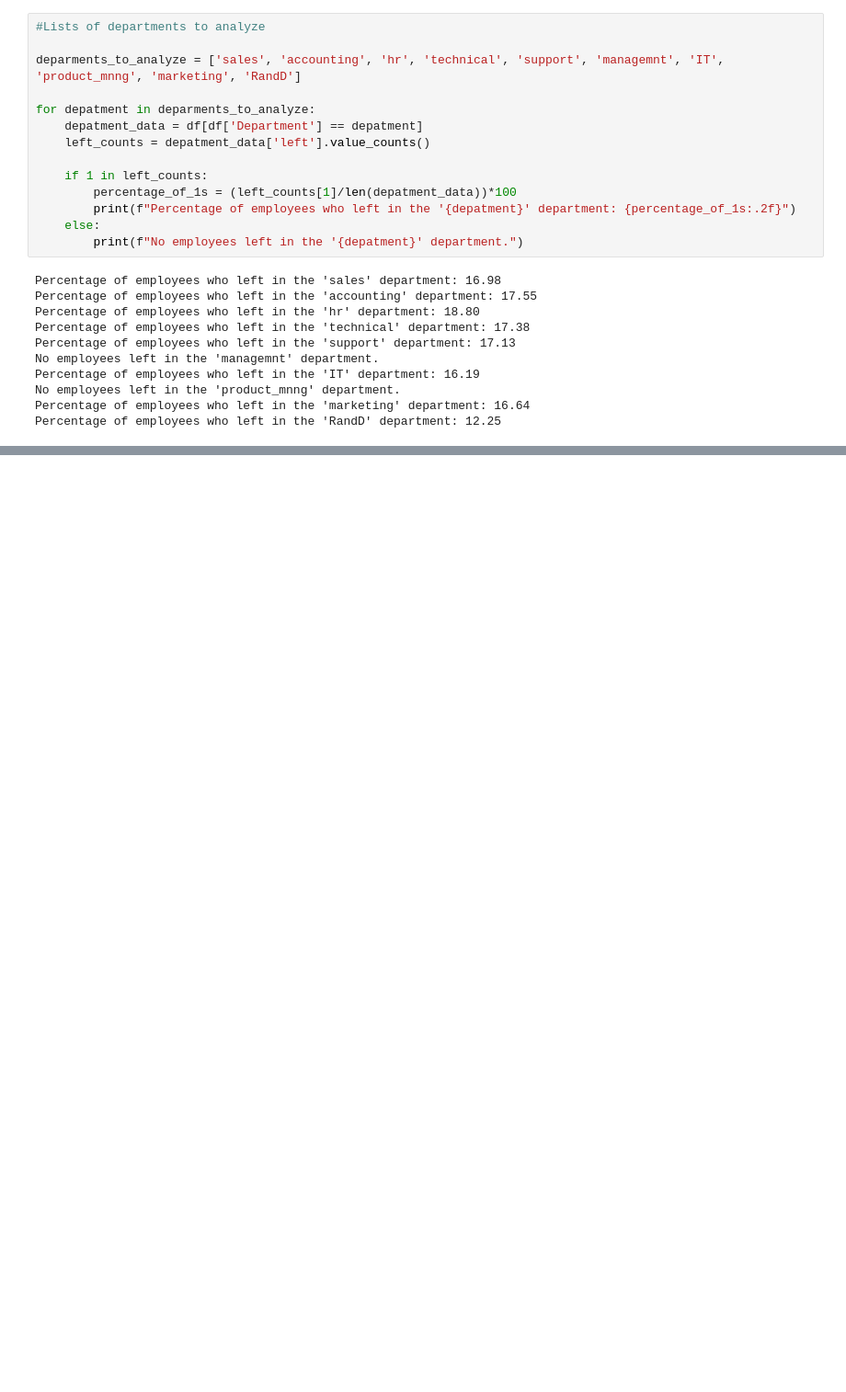
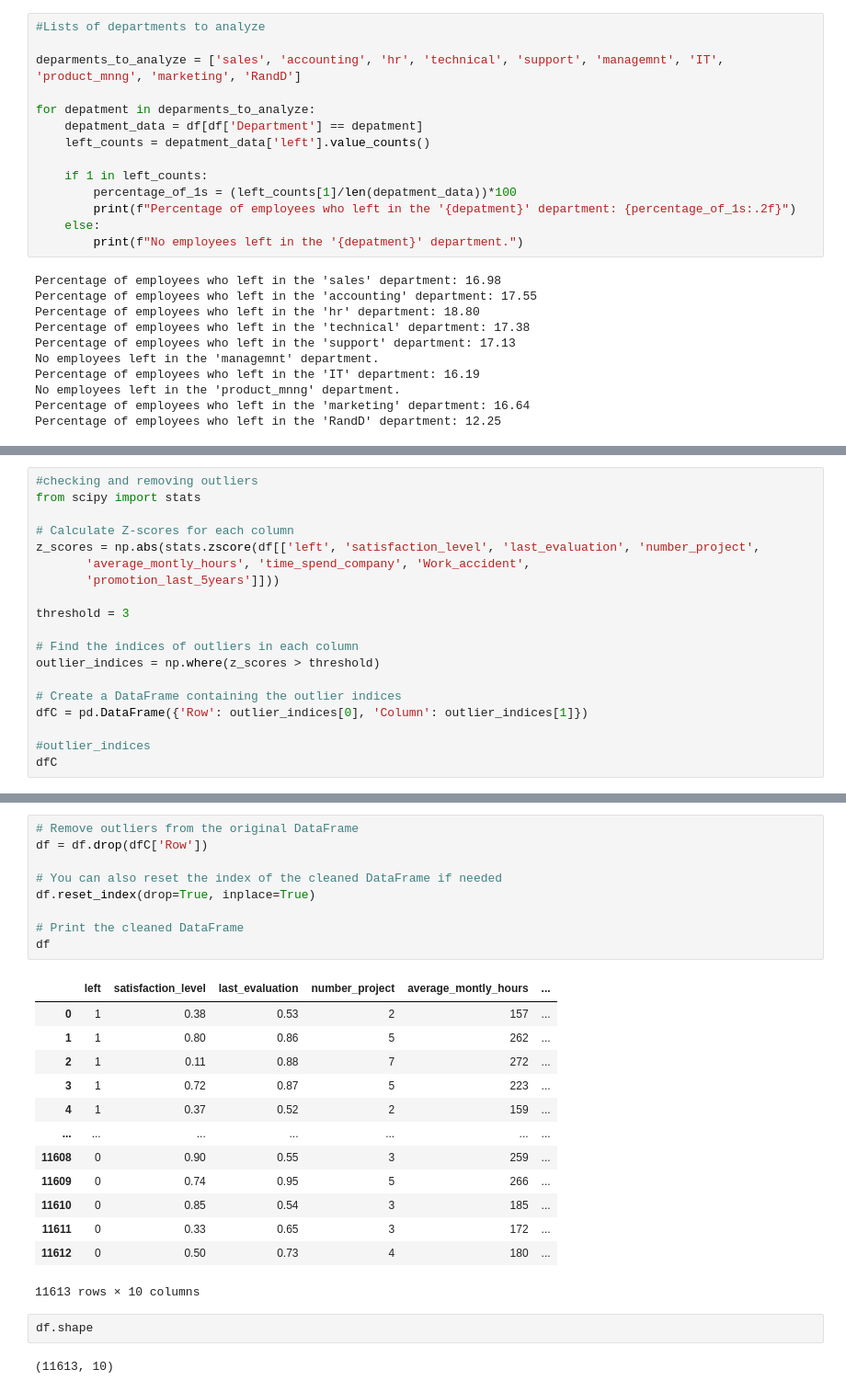
Before and after one commit to chuck-ankit/Python, a Jupyter notebook: Learning/08c_Logistic_Regression.ipynb, the cells around one changed output, grey strips where cells are left out. Shown at 92% size. Cells and saved outputs as stored; diff of their text form; blank space fills up the shorter version.

```diff
--- a/Learning/08c_Logistic_Regression.ipynb
+++ b/Learning/08c_Logistic_Regression.ipynb
@@ -221,0 +275,19 @@ From our analysis, it shows that more employees are leaving the 'HR' department
+# %%
+#checking and removing outliers
+from scipy import stats
+
+# Calculate Z-scores for each column
+z_scores = np.abs(stats.zscore(df[['left', 'satisfaction_level', 'last_evaluation', 'number_project',
+       'average_montly_hours', 'time_spend_company', 'Work_accident',
+       'promotion_last_5years']]))
+
+threshold = 3
+
+# Find the indices of outliers in each column
+outlier_indices = np.where(z_scores > threshold)
+
+# Create a DataFrame containing the outlier indices
+dfC = pd.DataFrame({'Row': outlier_indices[0], 'Column': outlier_indices[1]})
+
+#outlier_indices
+dfC
@@ -221,0 +308,27 @@ From our analysis, it shows that more employees are leaving the 'HR' department
+# %%
+# Remove outliers from the original DataFrame
+df = df.drop(dfC['Row'])
+
+# You can also reset the index of the cleaned DataFrame if needed
+df.reset_index(drop=True, inplace=True)
+
+# Print the cleaned DataFrame
+df
+# %% [output]
+|  | left | satisfaction_level | last_evaluation | number_project | average_montly_hours | ... |
+| 0 | 1 | 0.38 | 0.53 | 2 | 157 | ... |
+| 1 | 1 | 0.80 | 0.86 | 5 | 262 | ... |
+| 2 | 1 | 0.11 | 0.88 | 7 | 272 | ... |
+| 3 | 1 | 0.72 | 0.87 | 5 | 223 | ... |
+| 4 | 1 | 0.37 | 0.52 | 2 | 159 | ... |
+| ... | ... | ... | ... | ... | ... | ... |
+| 11608 | 0 | 0.90 | 0.55 | 3 | 259 | ... |
+| 11609 | 0 | 0.74 | 0.95 | 5 | 266 | ... |
+| 11610 | 0 | 0.85 | 0.54 | 3 | 185 | ... |
+| 11611 | 0 | 0.33 | 0.65 | 3 | 172 | ... |
+| 11612 | 0 | 0.50 | 0.73 | 4 | 180 | ... |
+11613 rows × 10 columns
+# %%
+df.shape
+# %% [output]
+(11613, 10)
```
Also changed, not shown: parts of 32 cells of this notebook, 1 other file.
